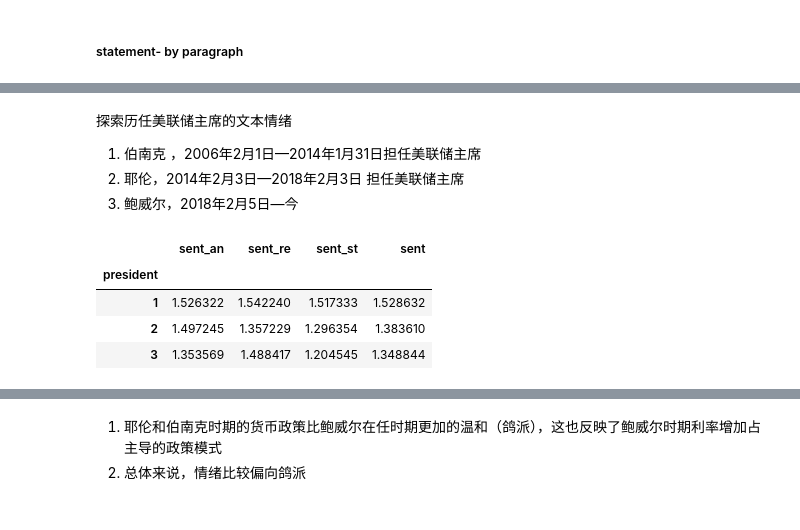
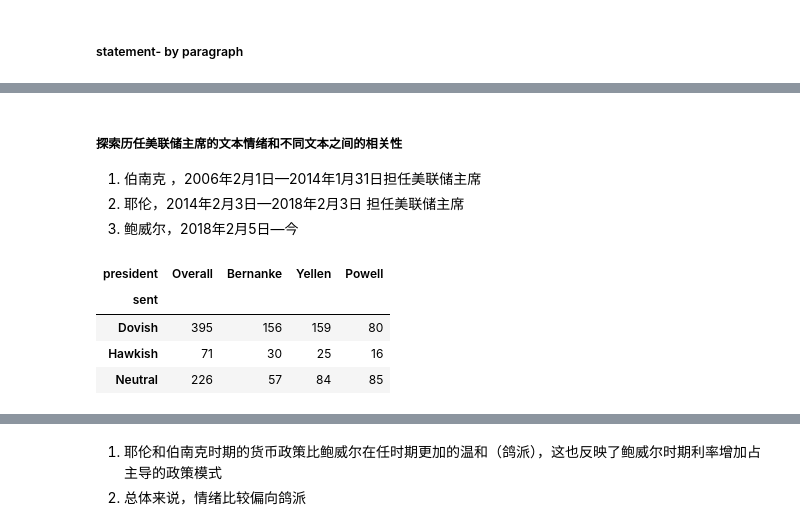
Before and after one commit to WHUFT/WHU_FinTech_Workshop, a Jupyter notebook: 10-研究方法学习班/15-Tidy Finance & Empirical Asset Pricing/09_text and voice/The_voice_of_monetary_policy_text_part.ipynb, the cells around one changed output, grey strips where cells are left out. Saved outputs shown, nothing was run; the diff lists cells and outputs as text; code cells hidden in the pictures.

```diff
--- a/10-研究方法学习班/15-Tidy Finance & Empirical Asset Pricing/09_text and voice/The_voice_of_monetary_policy_text_part.ipynb
+++ b/10-研究方法学习班/15-Tidy Finance & Empirical Asset Pricing/09_text and voice/The_voice_of_monetary_policy_text_part.ipynb
@@ -518,7 +524,12 @@ input_file = 'text_predict_data.xlsx'
 # %%
 pred_answers = pd.read_excel(input_file, sheet_name='answers_bert', engine="openpyxl")
 # %%
-pred_answers = (pred_answers.get(["date","sent"]).rename(columns={"sent":"sent_an"}))
+pred_answers_day = (pred_answers
+                .get(["date","sent"])
+                .rename(columns={"sent":"sent_an"})
+                .groupby("date",group_keys=False)
+                .aggregate(sent_an =("sent_an", lambda x: np.mean(x)))
+                .reset_index())
 # %% [markdown]
 ##### remarks- by paragraph
 # %%
@@ -558,5 +563,5 @@ pre
 # %% [markdown]
-探索历任美联储主席的文本情绪
+##### 探索历任美联储主席的文本情绪和不同文本之间的相关性
 1. 伯南克 ，2006年2月1日—2014年1月31日担任美联储主席
 2. 耶伦，2014年2月3日—2018年2月3日 担任美联储主席
 3. 鲍威尔，2018年2月5日—今
@@ -566,17 +568,27 @@ pre=(pre
-# %%
-(pre
-.groupby(["president","date"],group_keys=False)
-.aggregate(sent_an =("sent_an", lambda x: np.mean(x)),
-           sent_re =("sent_re", lambda x: np.mean(x)),
-           sent_st =("sent_st", lambda x: np.mean(x)))
-.groupby("president",group_keys=False)
-.aggregate(sent_an =("sent_an", lambda x: np.mean(x)),
-           sent_re =("sent_re", lambda x: np.mean(x)),
-           sent_st =("sent_st", lambda x: np.mean(x)))
-.assign(sent = lambda x: (x["sent_an"]+x["sent_re"]+x["sent_st"])/3))
-# %% [output]
-|  | sent_an | sent_re | sent_st | sent |
-| president |  |  |  |  |
-| 1 | 1.526322 | 1.542240 | 1.517333 | 1.528632 |
-| 2 | 1.497245 | 1.357229 | 1.296354 | 1.383610 |
-| 3 | 1.353569 | 1.488417 | 1.204545 | 1.348844 |
+# %%
+## 编写函数，该函数可以统计分析不同主席的各种情绪的文本个数
+def statis_pre(data):
+    data=(data
+          .assign(president = lambda x: np.where(x["date"]>="2018-02-05","Powell",np.where(x["date"]<="2014-01-31","Bernanke","Yellen")))
+          .assign(sent = lambda x: np.where(x["sent"]==0,"Hawkish",np.where(x["sent"]==1,"Neutral","Dovish"))))
+
+    result = (data
+              .get(["president","sent"])
+              .groupby(["president","sent"],group_keys=False)
+              .size()
+              .reset_index(name='group_size')
+              .pivot(index="sent",
+                     columns="president",
+                     values="group_size")
+              .assign(Overall=lambda x: x["Bernanke"]+x["Yellen"]+x["Powell"])
+              .get(["Overall","Bernanke","Yellen","Powell"]))
+
+    return result
+# %%
+statis_pre(pred_answers)
+# %% [output]
+| president | Overall | Bernanke | Yellen | Powell |
+| sent |  |  |  |  |
+| Dovish | 395 | 156 | 159 | 80 |
+| Hawkish | 71 | 30 | 25 | 16 |
+| Neutral | 226 | 57 | 84 | 85 |
```
Also changed, not shown: parts of 28 cells of this notebook.
